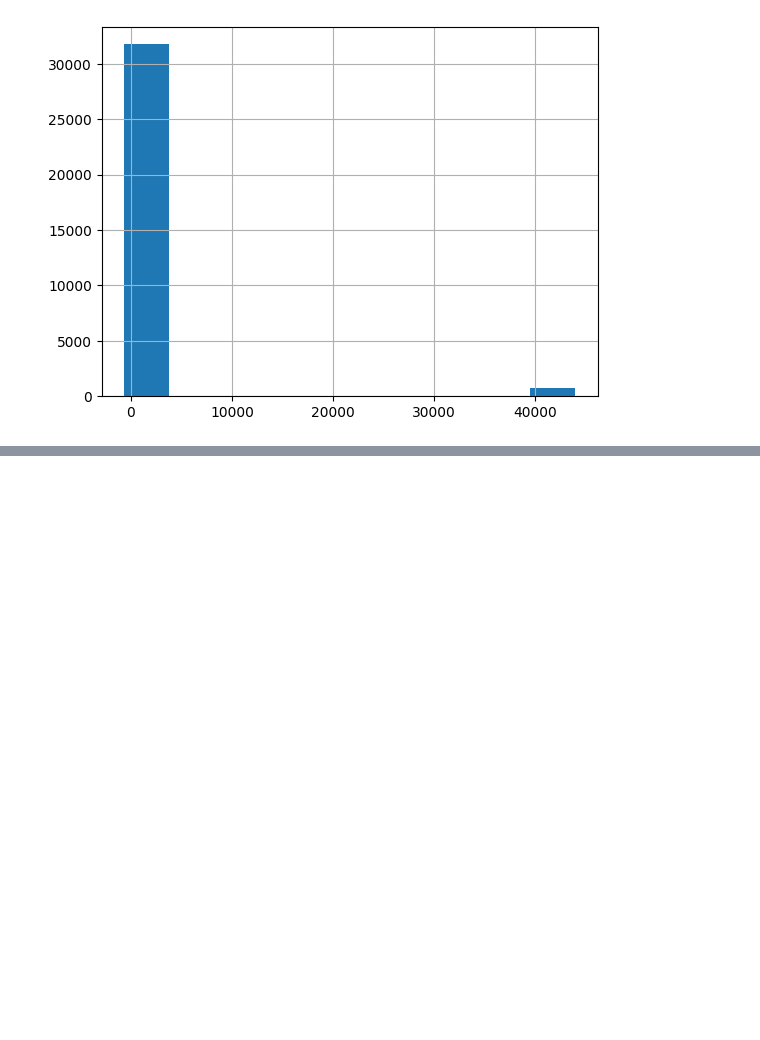
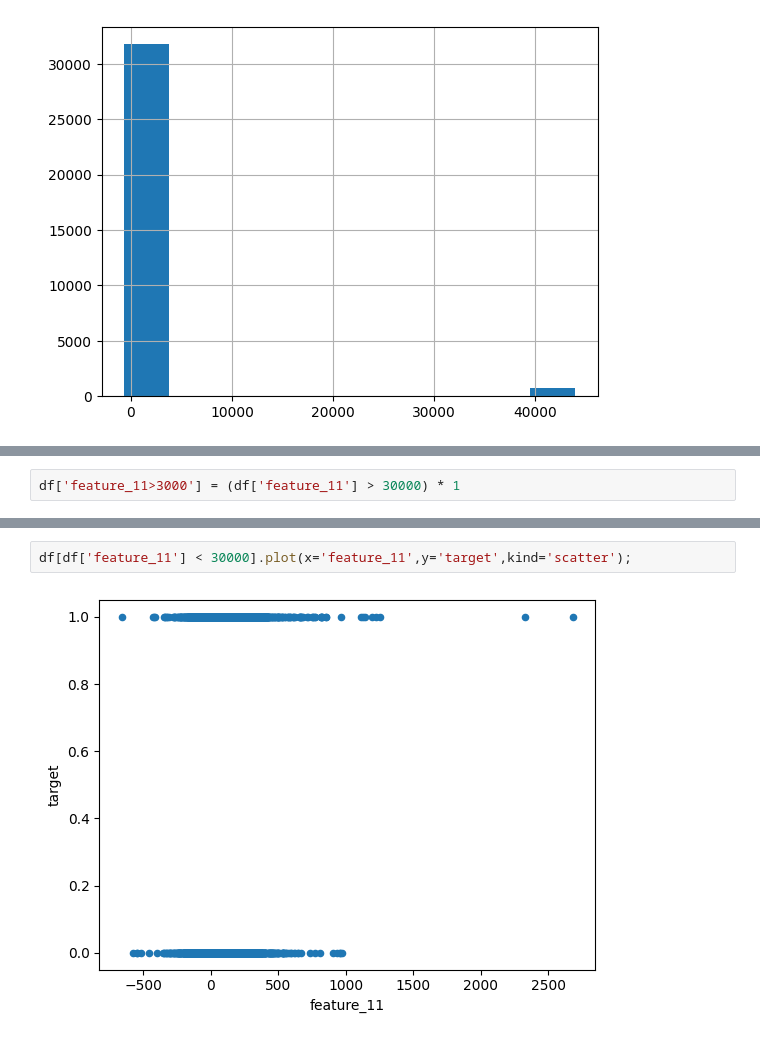
Before and after one commit to SergeyB81/Portfolio-DS, a Jupyter notebook: Tecтовое Gleb 6-8/telecom_test_part2.ipynb, the cells around one changed output, grey strips where cells are left out. Cells and saved outputs as stored; diff of their text form; blank space fills up the shorter version.

```diff
--- a/Tecтовое Gleb 6-8/telecom_test_part2.ipynb
+++ b/Tecтовое Gleb 6-8/telecom_test_part2.ipynb
@@ -336,0 +357,2 @@ df['feature_11'].hist()
+# %%
+df['feature_11>3000'] = (df['feature_11'] > 30000) * 1
@@ -336,0 +383,4 @@ df['feature_11'].hist()
+# %%
+df[df['feature_11'] < 30000].plot(x='feature_11',y='target',kind='scatter');
+# %% [output]
+[figure, added]
```
Also changed, not shown: parts of 46 cells of this notebook.
